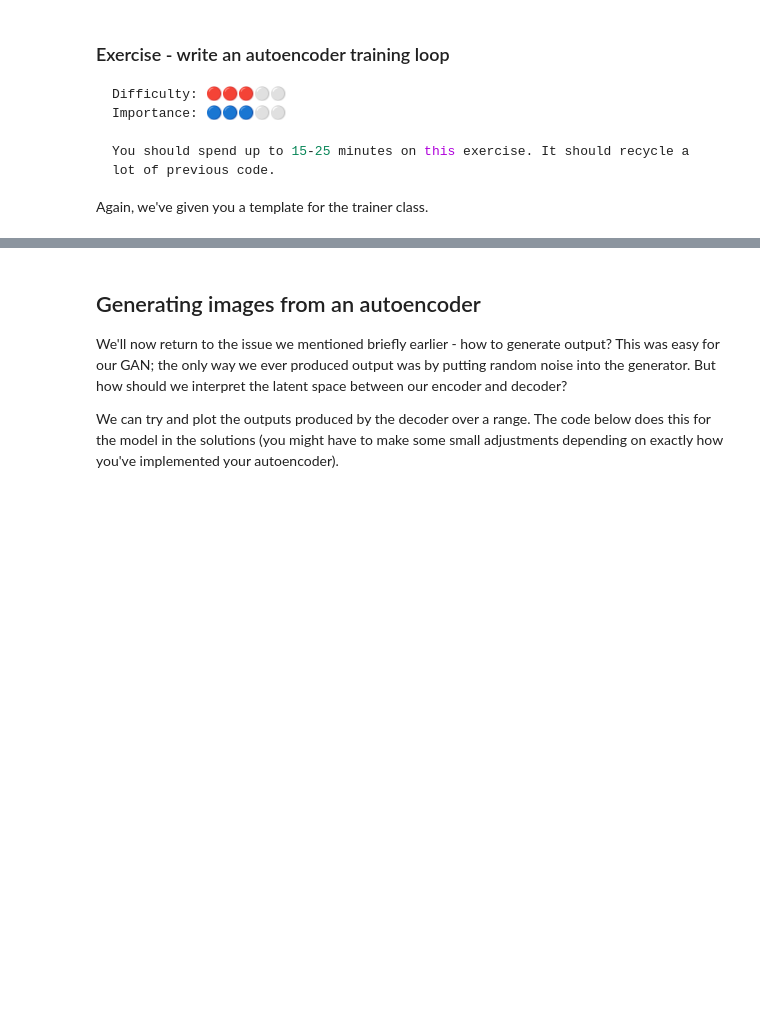
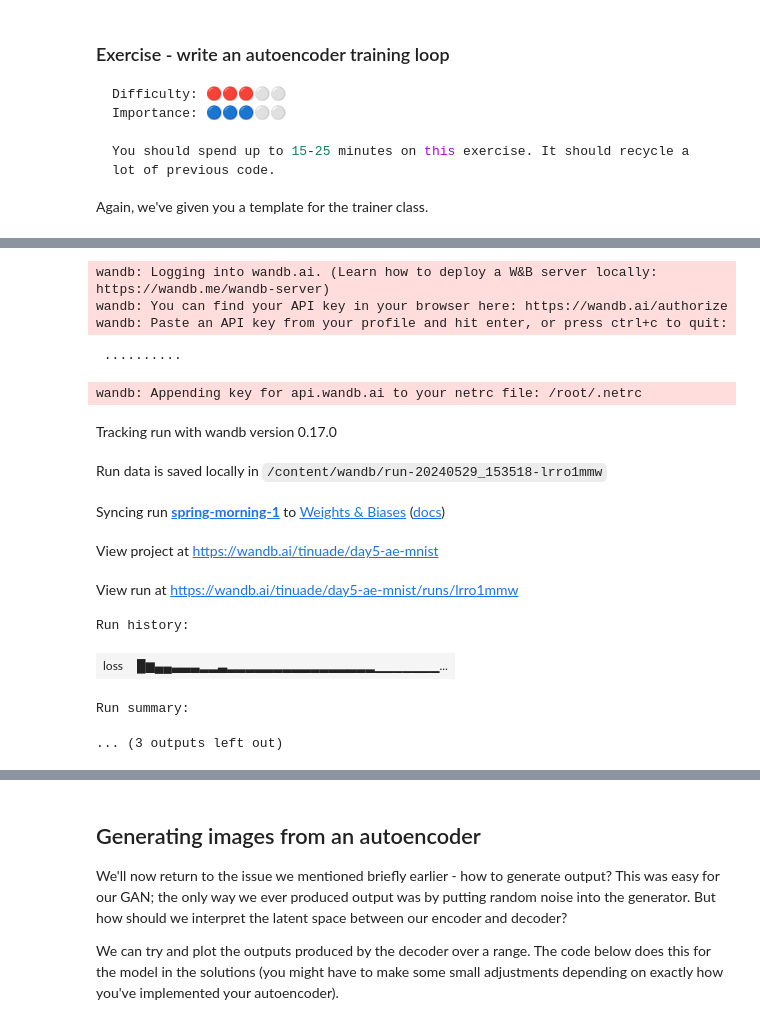
Before and after one commit to tinuademargaret/ARENA-3.0, a Jupyter notebook: [0_5]_GANs_&_VAEs_(exercises).ipynb, the cells around one changed output, grey strips where cells are left out. Cells and saved outputs as stored; diff of their text form; code cells hidden in the pictures; blank space fills up the shorter version.

```diff
--- a/[0_5]_GANs_&_VAEs_(exercises).ipynb
+++ b/[0_5]_GANs_&_VAEs_(exercises).ipynb
@@ -1028,14 +1077,20 @@ class AutoencoderTrainer:
         '''
         Performs a training step on the batch of images in `img`. Returns the loss.
         '''
-        pass
+        img = img.to(device)
+        reconstructed_img = self.model(img)
+        loss = nn.MSELoss()(img, reconstructed_img)
+        loss.backward()
+        self.optimizer.step()
+        self.optimizer.zero_grad()
+        return loss
 
     @t.inference_mode()
     def evaluate(self) -> None:
         '''
         Evaluates model on holdout data, logs to weights & biases.
         '''
-        pass
+        return self.model(HOLDOUT_DATA).cpu().numpy()
 
     def train(self) -> None:
         '''
@@ -1043,7 +1098,7 @@ class AutoencoderTrainer:
         '''
         self.step = 0
         last_log_time = time.time()
-        # wandb.init(project=self.args.wandb_project, name=self.args.wandb_name)
+        wandb.init(project=self.args.wandb_project, name=self.args.wandb_name)
 
         for epoch in range(self.args.epochs):
 
@@ -1053,7 +1108,7 @@ class AutoencoderTrainer:
 
                 img = img.to(device)
                 loss = self.training_step(img)
-                # wandb.log(dict(loss=loss), step=self.step)
+                wandb.log(dict(loss=loss), step=self.step)
 
                 # Update progress bar
                 self.step += img.shape[0]
@@ -1062,11 +1117,13 @@ class AutoencoderTrainer:
                 # Evaluate model on the same holdout data
                 if time.time() - last_log_time > self.args.seconds_between_eval:
                     last_log_time = time.time()
-                    self.evaluate()
+                    arrays = self.evaluate()
+                    wandb.log({"images": [wandb.Image(arr) for arr in arrays]}, step=self.step)
 
-        # wandb.finish()
+        wandb.finish()
 
 
 args = AutoencoderArgs()
 trainer = AutoencoderTrainer(args)
 trainer.train()
+# %% [output]
@@ -1073,3 +1131,17 @@ trainer.train()
+wandb: Logging into wandb.ai. (Learn how to deploy a W&B server locally: https://wandb.me/wandb-server)
+wandb: You can find your API key in your browser here: https://wandb.ai/authorize
+wandb: Paste an API key from your profile and hit enter, or press ctrl+c to quit:
+ ··········
+wandb: Appending key for api.wandb.ai to your netrc file: /root/.netrc
+Tracking run with wandb version 0.17.0
+Run data is saved locally in /content/wandb/run-20240529_153518-lrro1mmw
+Syncing run spring-morning-1 to Weights & Biases (docs)
+View project at https://wandb.ai/tinuade/day5-ae-mnist
+View run at https://wandb.ai/tinuade/day5-ae-mnist/runs/lrro1mmw
+Run history:
+| loss | █▆▄▄▃▃▃▂▂▃▂▂▂▂▂▂▂▂▂▂▂▂▂▂▂▂▁▁▁▁▁▁▁... |
+Run summary:
+... (3 outputs left out)
 # %% [markdown]
 After ten epochs, you should be able to get output of the following quality:
 
```
Also changed, not shown: parts of 6 cells of this notebook.
